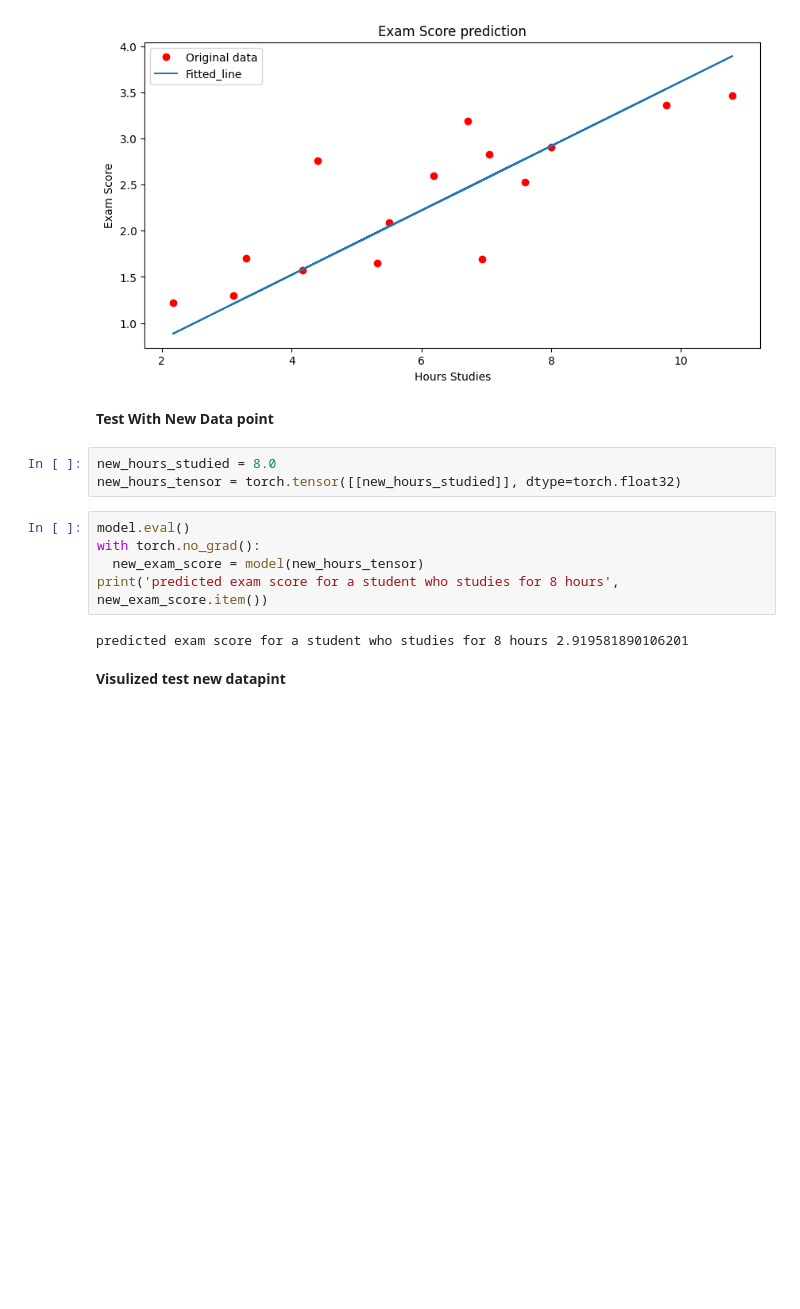
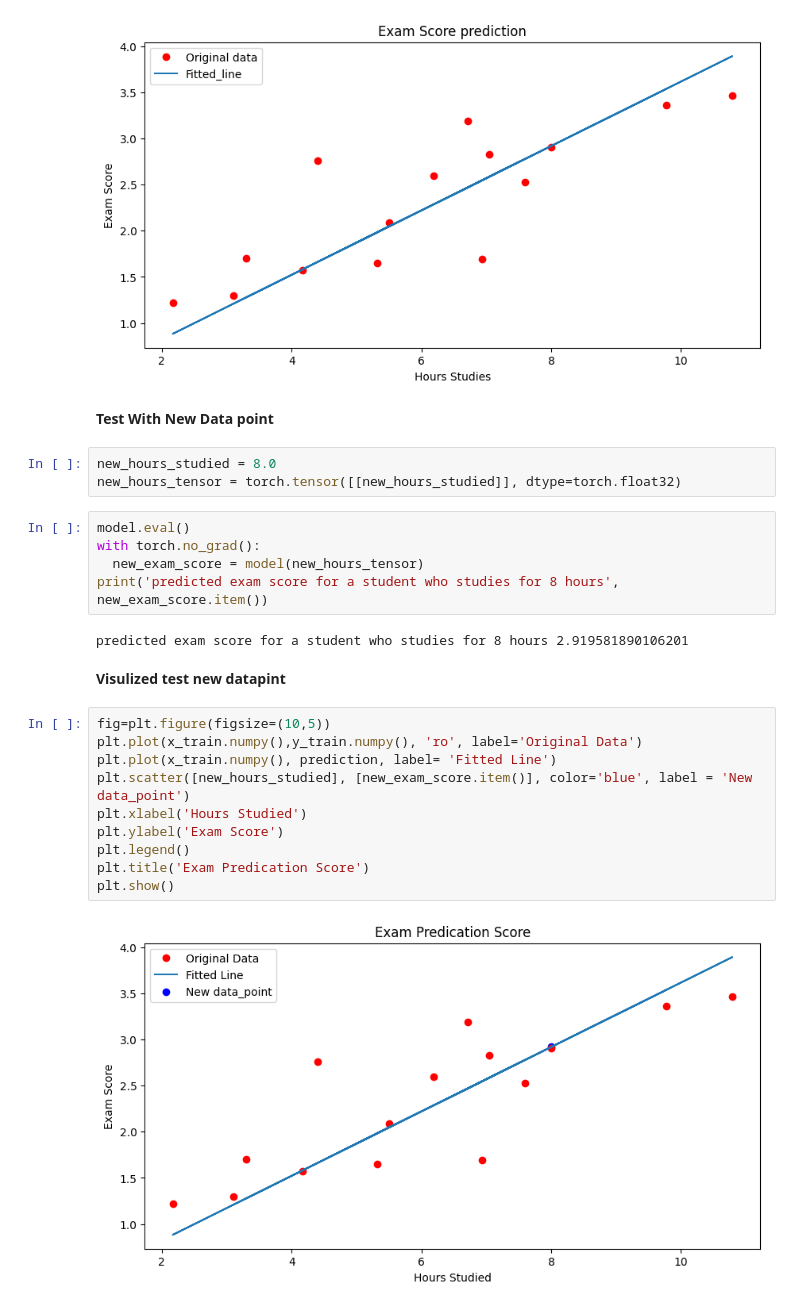
Before and after one commit to HRashidLiaquat/lessons-learned, a Jupyter notebook: RegressionProject.ipynb, the cells around one changed output. Cells and saved outputs as stored; diff of their text form; blank space fills up the shorter version.

```diff
--- a/RegressionProject.ipynb
+++ b/RegressionProject.ipynb
@@ -250,3 +250,15 @@ print('predicted exam score for a student who studies for 8 hours', new_exam_sco
 predicted exam score for a student who studies for 8 hours 2.919581890106201
 # %% [markdown]
 **Visulized test new datapint**
+# %%
+fig=plt.figure(figsize=(10,5))
+plt.plot(x_train.numpy(),y_train.numpy(), 'ro', label='Original Data')
+plt.plot(x_train.numpy(), prediction, label= 'Fitted Line')
+plt.scatter([new_hours_studied], [new_exam_score.item()], color='blue', label = 'New data_point')
+plt.xlabel('Hours Studied')
+plt.ylabel('Exam Score')
+plt.legend()
+plt.title('Exam Predication Score')
+plt.show()
+# %% [output]
+[figure, added]
```
